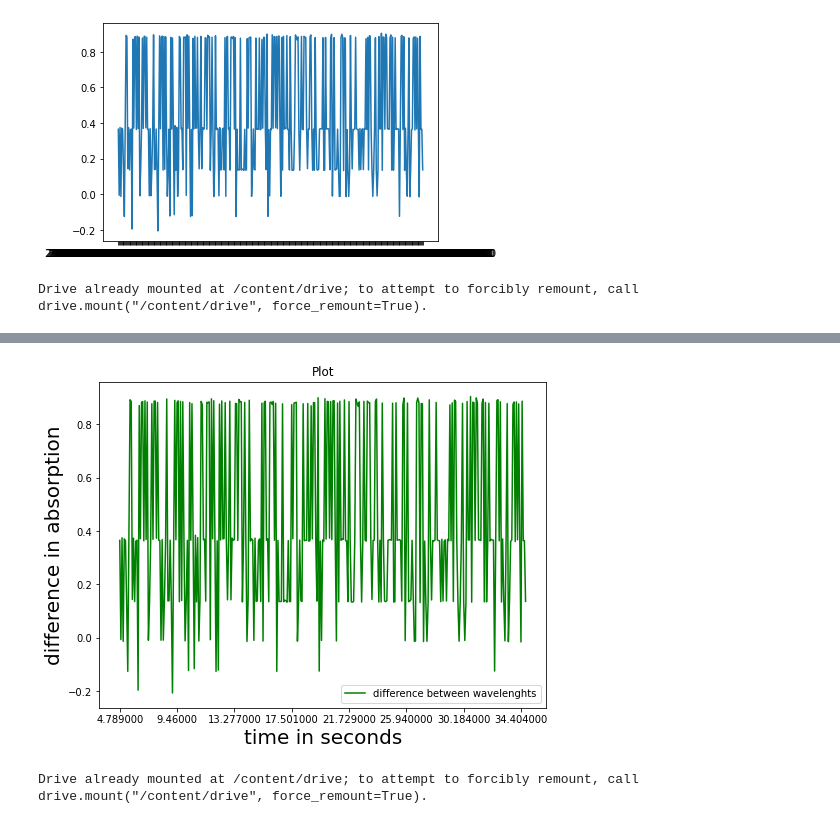
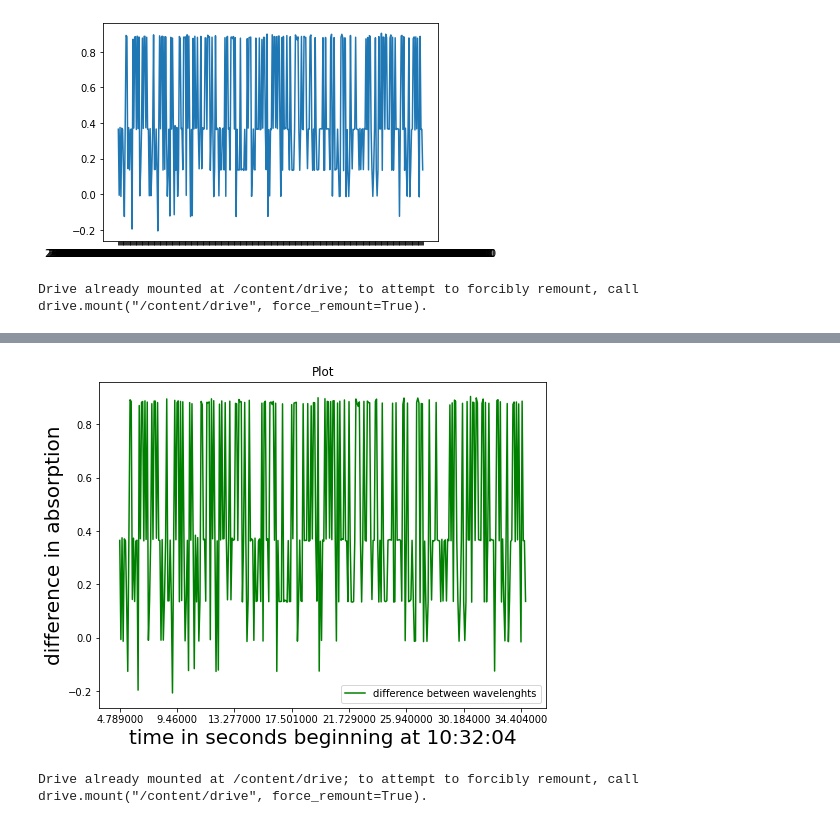
Before and after one commit to Sean-Reinhardt/Reinhardt-Sean, a Jupyter notebook: CodingTask1.ipynb, the cells around one changed output, grey strips where cells are left out. Saved outputs shown, nothing was run; the diff lists cells and outputs as text; code cells hidden in the pictures.

```diff
--- a/CodingTask1.ipynb
+++ b/CodingTask1.ipynb
@@ -69,35 +69,35 @@ import matplotlib.ticker as ticker
 drive.mount('/content/drive')
 path = '/content/drive/MyDrive/datascience/CCD-Data.txt'
 
 df = pd.read_csv(path, delimiter='\t', header=13)
 
 df['Unnamed: 0'] = pd.to_datetime(df['Unnamed: 0'])
 df['seconds'] = df['Unnamed: 0'].dt.time.apply(lambda t: f"{t.second}.{t.microsecond}")
 
 def plot_difference(data, colm, coln, x):
   a_val = data[colm]
   b_val = data[coln]
   x_val = data[x]
   difference = a_val - b_val
 
   fig, ax = plt.subplots(figsize=(8,6))
   ax.plot(x_val, difference, label='difference between wavelenghts', color='green')
-  ax.set_xlabel('time in seconds', fontsize=20,)
+  ax.set_xlabel('time in seconds beginning at 10:32:04', fontsize=20,)
   ax.set_ylabel('difference in absorption', fontsize=20)
   ax.legend()
   ax.set_title('Plot')
   ax.xaxis.set_major_locator(ticker.AutoLocator())
 
 
 plot_difference(df,'316.6137','780.0381','seconds')
 
 plt.savefig('difference_plot_CT1.png', bbox_inches='tight')
 files.download('difference_plot_CT1.png')
 # %% [output]
 Drive already mounted at /content/drive; to attempt to forcibly remount, call drive.mount("/content/drive", force_remount=True).
 [interactive output not drawn]
 [interactive output not drawn]
-[figure, old version]
+[figure, new version]
 # %%
 #CT-1.7
 import pandas as pd
```
